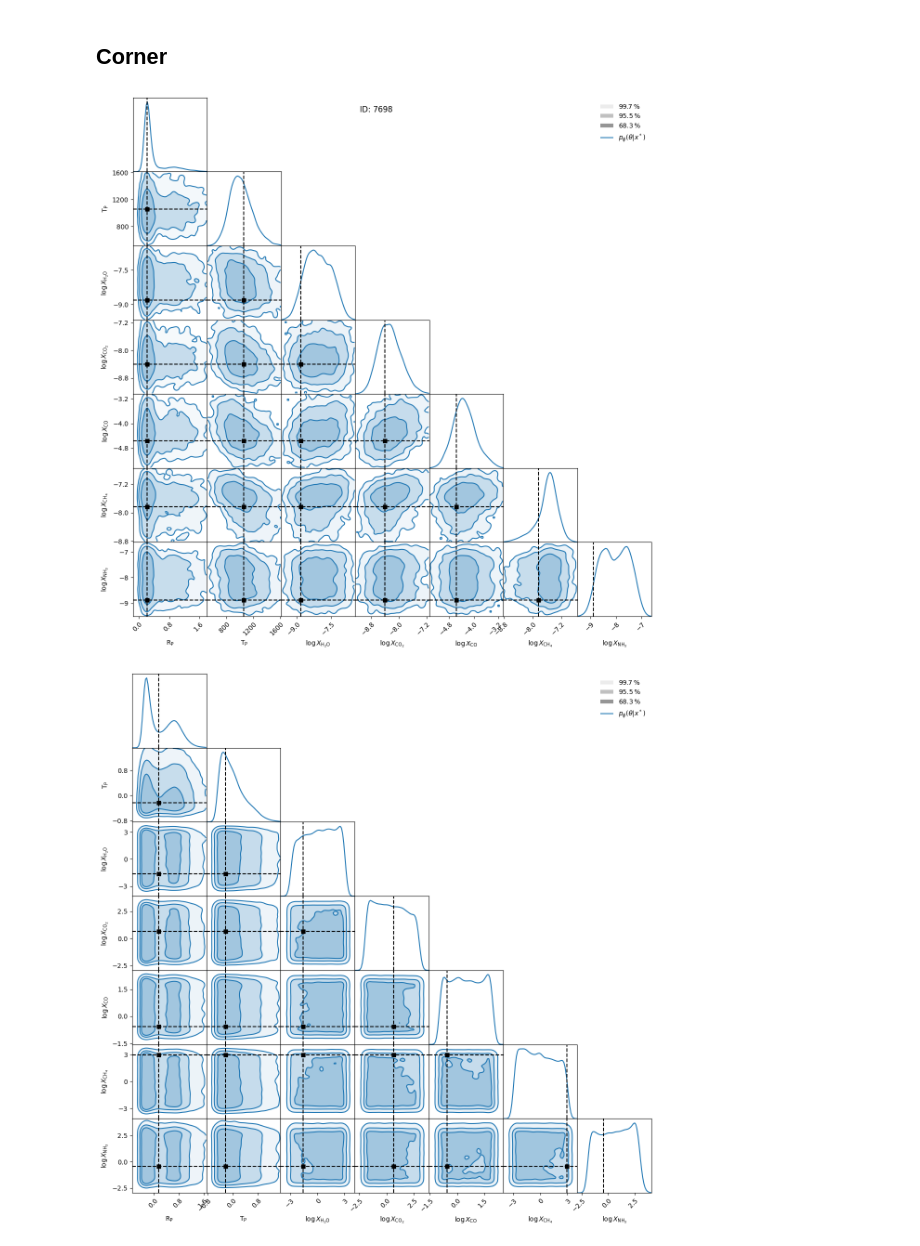
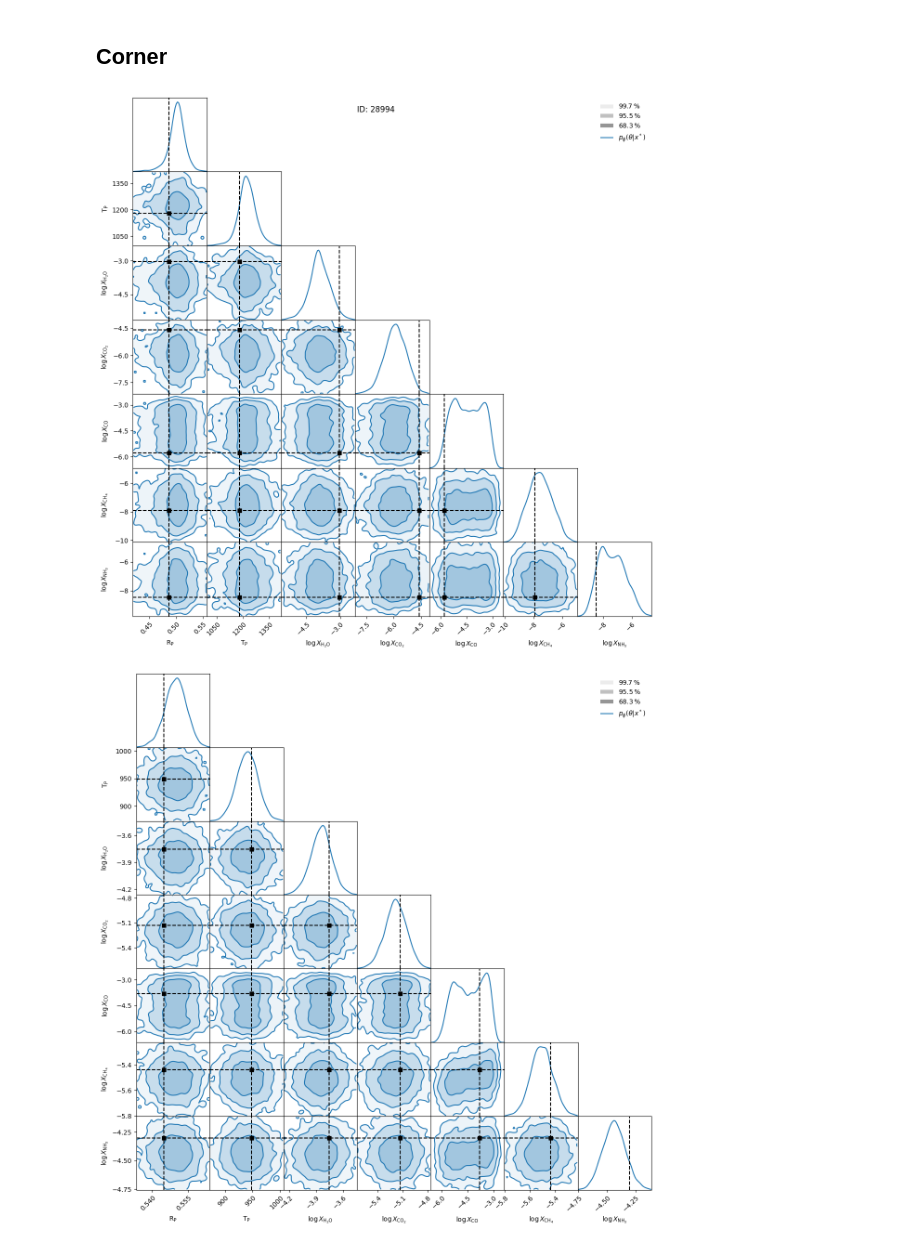
Before and after one commit to lwelzel/maldcope, a Jupyter notebook: eval.ipynb, the cells around one changed output. Drawn from its saved outputs; the diff is of its cells as text; code cells hidden in the pictures.

```diff
--- a/eval.ipynb
+++ b/eval.ipynb
@@ -167,14 +165,16 @@ fig.savefig("/home/lwelzel/Documents/git/maldcope/train_coverage.png", dpi=400)
 ## Corner
 # %%
 %matplotlib inline
-trainset = H5Dataset('/home/lwelzel/Documents/git/maldcope/data/TrainingData/training_dataset.h5')
+trainset = H5Dataset('/home/lwelzel/Documents/git/maldcope/data/TrainingData/training_dataset_aux.h5')
+
 sample_id = np.random.randint(0, 30000)
+
 theta_star, x_star = trainset[sample_id]
 theta_star, x_star = theta_star.cuda(), x_star.cuda()
-x_star = x_star[0].reshape((1, 1, -1))
+x_star, x_prime_star = x_star[0].reshape((1, 1, -1)), x_star[2].reshape((1, -1))
 
 with torch.no_grad():
-    theta = estimator.flow(x_star.cuda()).sample((2**12,)).cpu()
+    theta = estimator.flow(x_star.cuda(), x_prime_star.cuda()).sample((2**12,)).cpu()
 
 theta = rescale_output(theta, forward=False).cpu()
 theta_star = rescale_output(theta_star, forward=False).cpu()
@@ -189,6 +189,8 @@ LABELS, LOWER, UPPER = zip(*[
     [r'$\log X_{\rm NH_{3}}$', -1e2,   1e2],  # log_NH3
 ])
 
+
+
 fig = corner(
     theta.reshape((-1, 7)),
     smooth=2,
@@ -201,38 +203,41 @@ fig.suptitle(f"ID: {sample_id}")
 mark_point(fig, theta_star.cpu())
 fig.savefig("/home/lwelzel/Documents/git/maldcope/random_corner.png", dpi=300)
 # %% [output]
-[figure, old version]
+[figure, new version]
 # %%
 plt.close("all")
 # %%
 %matplotlib inline
-testset = H5Dataset('/home/lwelzel/Documents/git/maldcope/data/TrainingData/testing_dataset.h5')
+testset = H5Dataset('/home/lwelzel/Documents/git/maldcope/data/TrainingData/testing_dataset_aux.h5')
 theta_star, x_star = testset[260]
 theta_star, x_star = theta_star.cuda(), x_star.cuda()
-x_star = x_star[0].reshape((1, -1))
+x_star, x_prime_star = x_star[0].reshape((1, 1, -1)), x_star[2].reshape((1, -1))
 
 with torch.no_grad():
-    theta = estimator.flow(x_star.cuda()).sample((2**16,)).cpu()
+    theta = estimator.flow(x_star.cuda(), x_prime_star.cuda()).sample((2**12,)).cpu()
+
+theta = rescale_output(theta, forward=False).cpu()
+theta_star = rescale_output(theta_star, forward=False).cpu()
 
 LABELS, LOWER, UPPER = zip(*[
     [        r'${\rm R_{P}}$', -1e2,   1e2],  # planet_radius
     [        r'${\rm T_{P}}$', -1e2,   1e2],  # planet_temp
     [r'$\log X_{\rm H_{2}O}$', -1e2,   1e2],  # log_H2O
     [r'$\log X_{\rm CO_{2}}$', -1e2,   1e2],  # log_CO2
     [    r'$\log X_{\rm CO}$', -1e2,   1e2],  # log_CO
     [r'$\log X_{\rm CH_{4}}$', -1e2,   1e2],  # log_CH4
     [r'$\log X_{\rm NH_{3}}$', -1e2,   1e2],  # log_NH3
 ])
 
 fig = corner(
     theta.reshape(-1, 7),
     smooth=2,
     domain=None, # (LOWER, UPPER),
     labels=LABELS,
     legend=r'$p_{\phi}(\theta | x^*)$',
     figsize=(12, 12),
 )
 
 mark_point(fig, theta_star.cpu())
 # %% [output]
-[figure, old version]
+[figure, new version]
```
Also changed, not shown: parts of 14 cells of this notebook, 7 other files.
